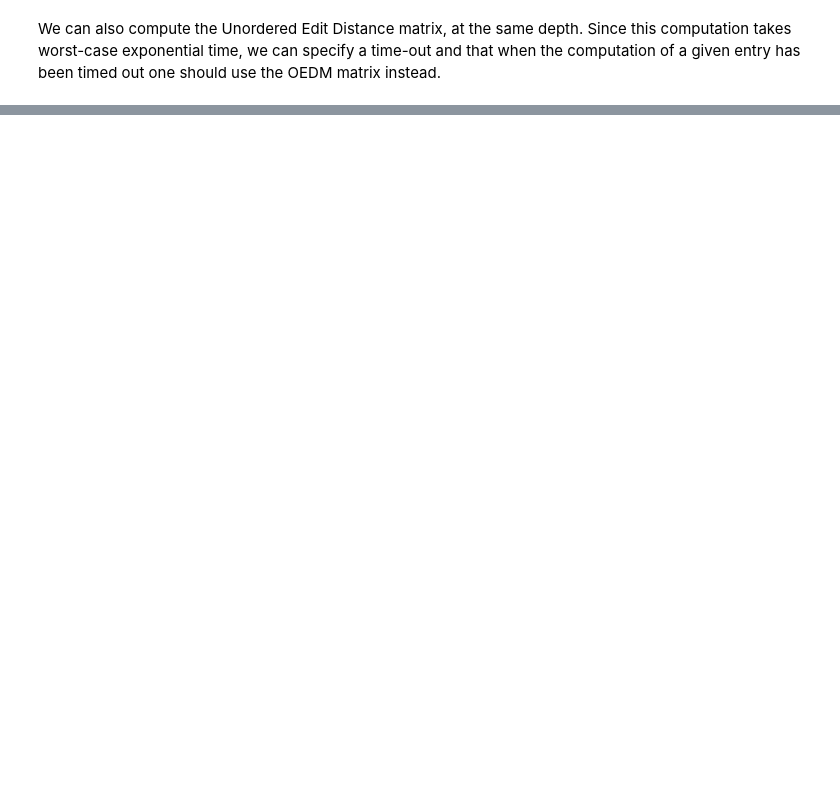
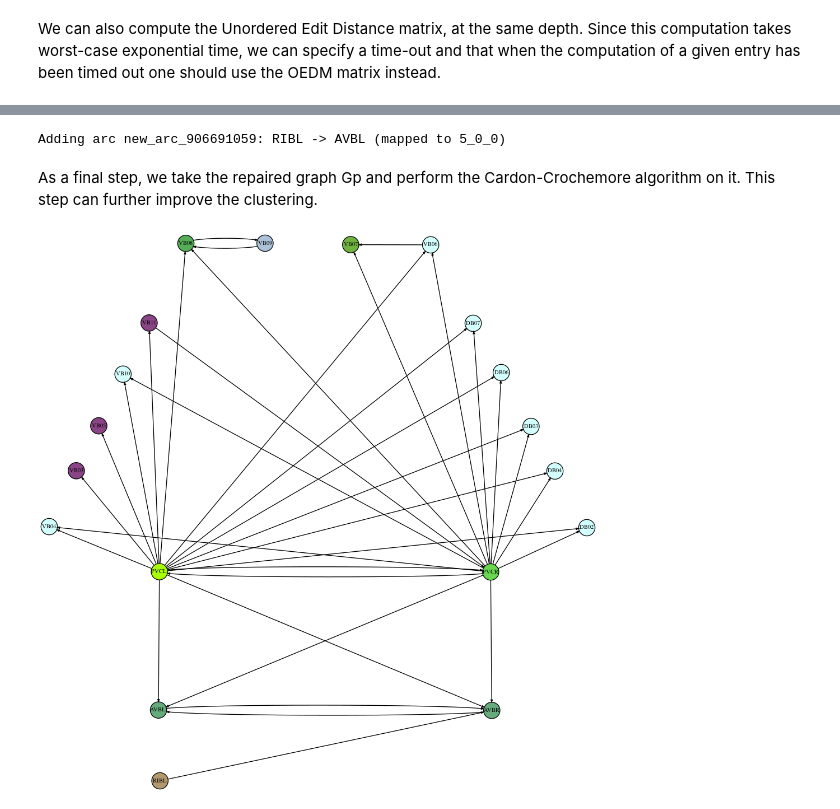
Before and after one commit to boldip/qf, a Jupyter notebook: src/tutorial.ipynb, the cells around one changed output, grey strips where cells are left out. Cells and saved outputs as stored; diff of their text form; code cells hidden in the pictures; blank space fills up the shorter version.

```diff
--- a/src/tutorial.ipynb
+++ b/src/tutorial.ipynb
@@ -112,0 +143,12 @@ UEDM, nodes, indices = qf.qas
+# %%
+Gp, fp = qf.morph.repair(f, G, B, verbose=True)
+# %% [output]
+Adding arc new_arc_906691059: RIBL -> AVBL (mapped to 5_0_0)
+# %% [markdown]
+As a final step, we take the repaired graph Gp and perform the Cardon-Crochemore algorithm on it. This step can further improve the clustering.
+# %%
+reduced_agglc = qf.cc.cardon_crochemore(Gp)
+# %%
+qf.graphs.visualize(G, reduced_agglc)
+# %% [output]
+[figure, added]
```
Also changed, not shown: parts of 19 cells of this notebook, 2 other files.
